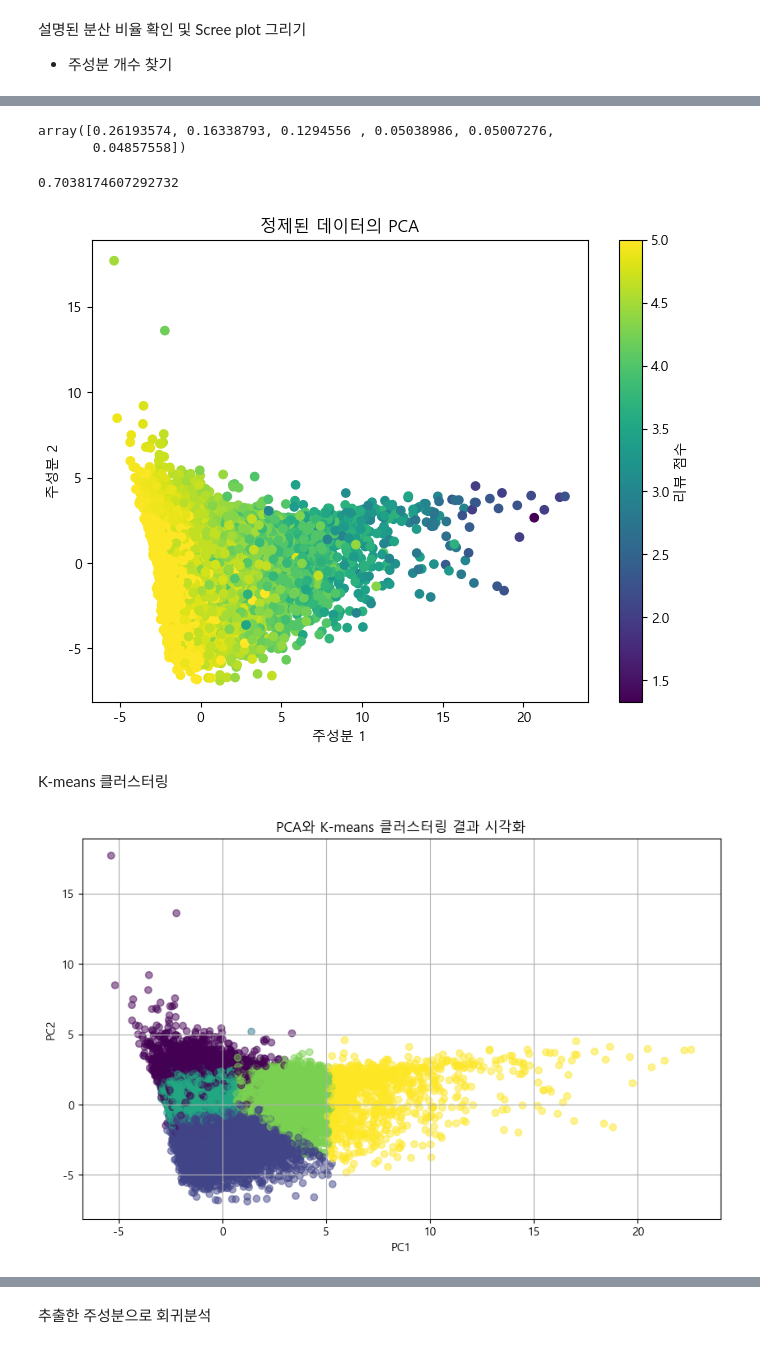
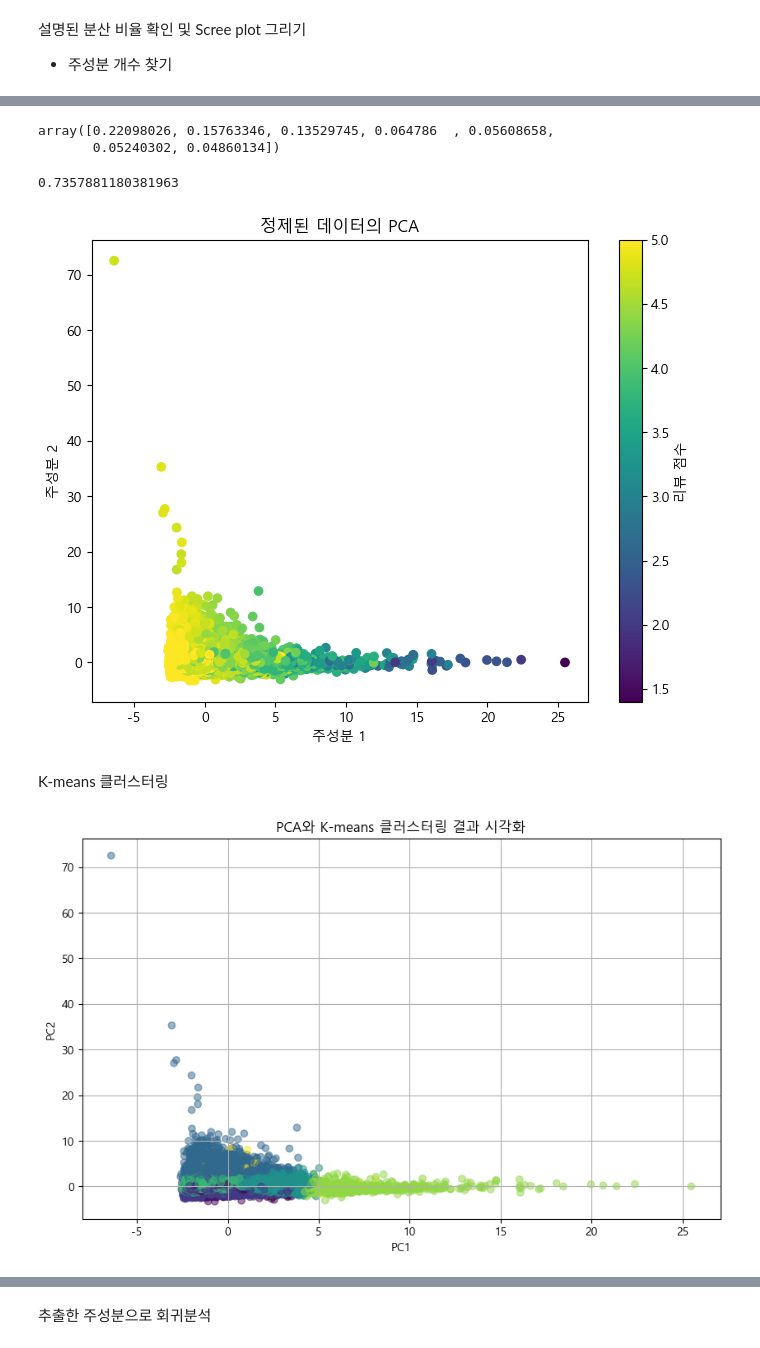
Before and after one commit to minseokpark6/WeeklyProject_Group3, a Jupyter notebook: Code/GunwooKim/전처리/파리_전처리_05-2-1_PCA분석copy.ipynb, the cells around one changed output, grey strips where cells are left out. Drawn from its saved outputs; the diff is of its cells as text; code cells hidden in the pictures.

```diff
--- a/Code/GunwooKim/전처리/파리_전처리_05-2-1_PCA분석copy.ipynb
+++ b/Code/GunwooKim/전처리/파리_전처리_05-2-1_PCA분석copy.ipynb
@@ -35,7 +35,7 @@ mpl.rc('font', family=font_name)
 # 유니코드에서  음수 부호 설정
 mpl.rc('axes', unicode_minus=False)
 
-path='../data/London/listings.csv'
+path='../data/Paris/listings.csv'
 raw = pd.read_csv(path)
 df = raw.copy()
 
@@ -243,7 +230,7 @@ Index(['숙소_id', '호스트_id', '슈퍼호스트', '숙소_수', '숙소_지
 PCA 전 상관계수 확인
 # %%
 # 상관계수에 불필요한 컬럼들 제거
-df_clean = df_temp.drop(columns=['숙소_id', '호스트_id', 'url', '편의시설','예약가능여부','마지막_리뷰',
+df_clean = df.drop(columns=['숙소_id', '호스트_id', 'url', '편의시설','예약가능여부','마지막_리뷰',
                             '슈퍼호스트','숙소_지역', '숙소_유형','숙소_특징'])
 # %%
 df_clean.head(3)
@@ -346,7 +333,7 @@ from sklearn.decomposition import PCA
 from sklearn.impute import SimpleImputer
 import matplotlib.pyplot as plt
 
-x = df_clean.values
+x = df_clean.drop(columns=['리뷰점수']).values
 y = df_clean['리뷰점수'].values
 
 # 결측값 처리 (필요시)
@@ -358,11 +345,11 @@ scaler = StandardScaler()
 x_standardized = scaler.fit_transform(x_imputed)
 
 # PCA 적용
-pca = PCA(n_components=6)  # 주성분의 수
+pca = PCA(n_components=7)  # 주성분의 수
 principal_components = pca.fit_transform(x_standardized)
 
 # 결과를 데이터프레임으로 변환
-df_pca = pd.DataFrame(data=principal_components, columns=['pc1', 'pc2','pc3','pc4','pc5','pc6'])
+df_pca = pd.DataFrame(data=principal_components, columns=['pc1', 'pc2','pc3','pc4','pc5','pc6','pc7'])
 
 df_pca.head()
 # %% [output]
@@ -375,12 +362,12 @@ df_pca.head()
 # %%
 pca.explained_variance_ratio_
 # %% [output]
-array([0.26193574, 0.16338793, 0.1294556 , 0.05038986, 0.05007276,
-       0.04857558])
+array([0.22098026, 0.15763346, 0.13529745, 0.064786  , 0.05608658,
+       0.05240302, 0.04860134])
 # %%
 sum(pca.explained_variance_ratio_)
 # %% [output]
-0.7038174607292732
+0.7357881180381963
 # %%
 # 시각화
 plt.figure(figsize=(8, 6))
@@ -391,26 +378,26 @@ plt.title('정제된 데이터의 PCA')
 plt.colorbar(label='리뷰 점수')
 plt.show()
 # %% [output]
-[figure, old version]
+[figure, new version]
 # %% [markdown]
 K-means 클러스터링
 # %%
 from sklearn.cluster import KMeans
 
 # K-means 클러스터링
-kmeans = KMeans(n_clusters=6, random_state=42)
+kmeans = KMeans(n_clusters=7, random_state=42)
 clusters = kmeans.fit_predict(df_pca)
 
 # 클러스터 결과를 데이터프레임에 추가
 df_pca['cluster'] = clusters
 
 # 클러스터 결과 시각화
 plt.figure(figsize=(10, 6))
 plt.scatter(df_pca['pc1'], df_pca['pc2'], c=df_pca['cluster'], cmap='viridis', alpha=0.5)
 plt.xlabel('PC1')
 plt.ylabel('PC2')
 plt.title('PCA와 K-means 클러스터링 결과 시각화')
 plt.grid(True)
 plt.show()
 # %% [output]
-[figure, old version]
+[figure, new version]
```
Also changed, not shown: parts of 51 cells of this notebook, 14 other files.
